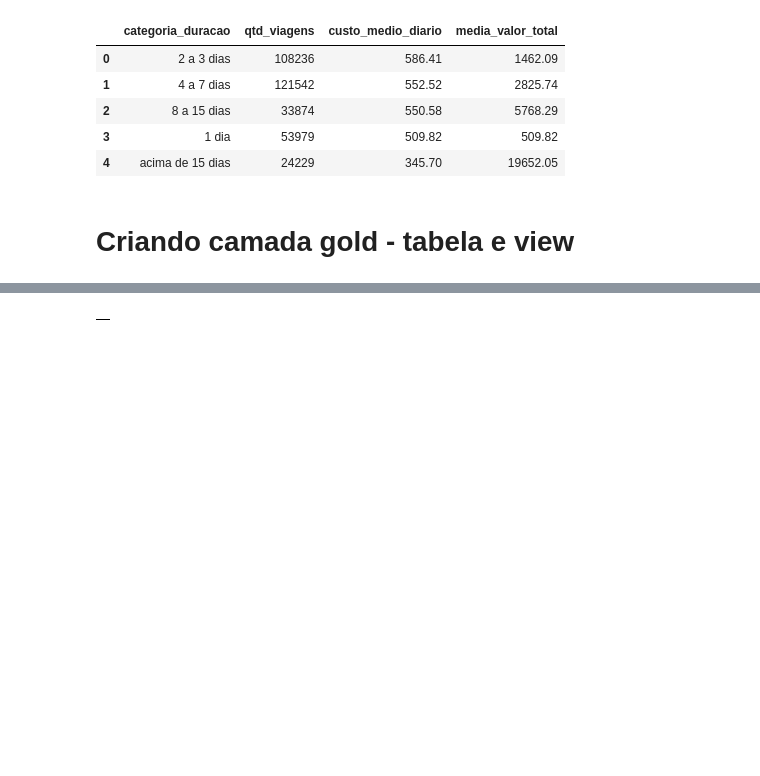
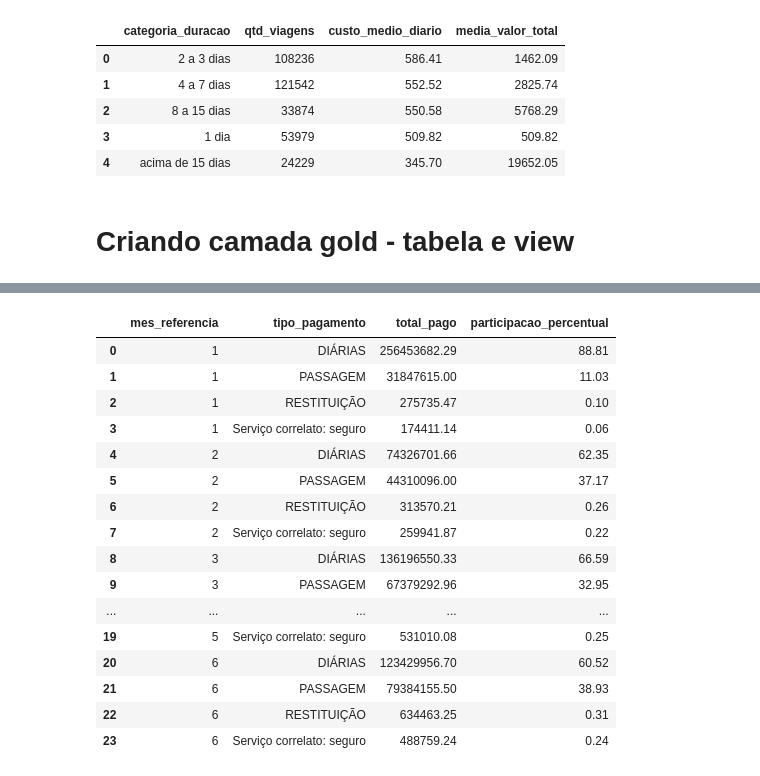
Before and after one commit to ruanguths/projeto-final-ruan-guths, a Jupyter notebook: scripts/3_analise.ipynb, the cells around one changed output, grey strips where cells are left out. Cells and saved outputs as stored; diff of their text form; code cells hidden in the pictures; blank space fills up the shorter version.

```diff
--- a/scripts/3_analise.ipynb
+++ b/scripts/3_analise.ipynb
@@ -223,3 +204,39 @@ ao valor total pago. Como alternativa, barras horizontais com valor total e tick
 # %%
+# análise dos tipos de pagamentos e suas participações no valor total durante os meses.
+
+query5 = """
+SELECT
+	mes_referencia,
+    tipo_pagamento,
+    SUM(valor_total_pago) AS total_pago,
+    ROUND(SUM(valor_total_pago) /
+        SUM(SUM(valor_total_pago)) OVER (
+            PARTITION BY mes_referencia
+        ) * 100 ,2) AS participacao_percentual
+FROM vw_resumo_pagamentos_mensais
+GROUP BY mes_referencia, tipo_pagamento
+"""
+
+tipo_pagamento_porcen, colunas = banco.executar(conexao, query5)
+
+df_tipo_pagamento_porcen = pd.DataFrame(tipo_pagamento_porcen, columns=colunas)
+
+df_tipo_pagamento_porcen
 # %% [output]
-|  |
+|  | mes_referencia | tipo_pagamento | total_pago | participacao_percentual |
+| 0 | 1 | DIÁRIAS | 256453682.29 | 88.81 |
+| 1 | 1 | PASSAGEM | 31847615.00 | 11.03 |
+| 2 | 1 | RESTITUIÇÃO | 275735.47 | 0.10 |
+| 3 | 1 | Serviço correlato: seguro | 174411.14 | 0.06 |
+| 4 | 2 | DIÁRIAS | 74326701.66 | 62.35 |
+| 5 | 2 | PASSAGEM | 44310096.00 | 37.17 |
+| 6 | 2 | RESTITUIÇÃO | 313570.21 | 0.26 |
+| 7 | 2 | Serviço correlato: seguro | 259941.87 | 0.22 |
+| 8 | 3 | DIÁRIAS | 136196550.33 | 66.59 |
+| 9 | 3 | PASSAGEM | 67379292.96 | 32.95 |
+| ... | ... | ... | ... | ... |
+| 19 | 5 | Serviço correlato: seguro | 531010.08 | 0.25 |
+| 20 | 6 | DIÁRIAS | 123429956.70 | 60.52 |
+| 21 | 6 | PASSAGEM | 79384155.50 | 38.93 |
+| 22 | 6 | RESTITUIÇÃO | 634463.25 | 0.31 |
+| 23 | 6 | Serviço correlato: seguro | 488759.24 | 0.24 |
```
Also changed, not shown: parts of 14 cells of this notebook.
